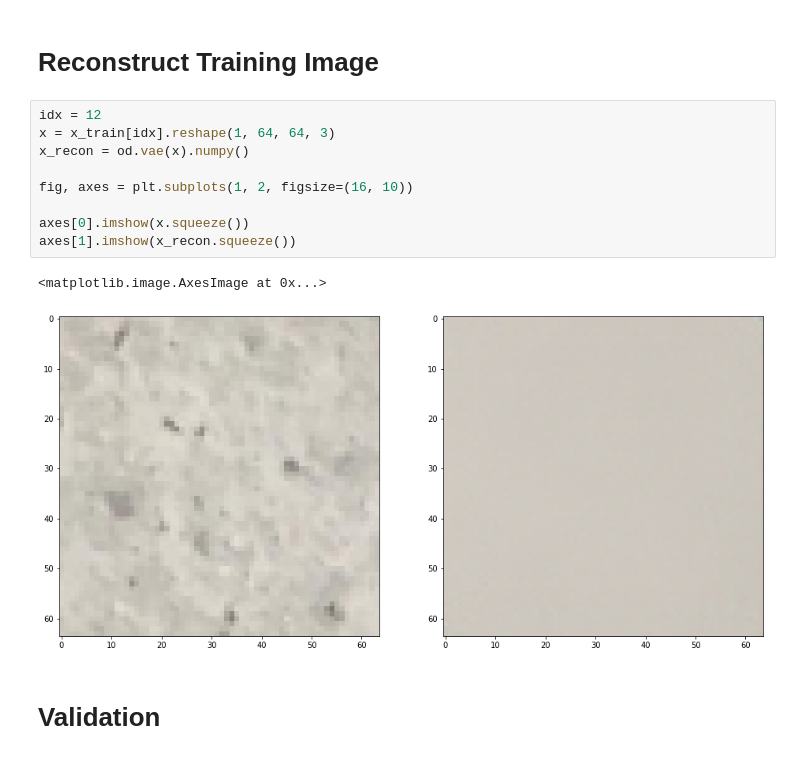
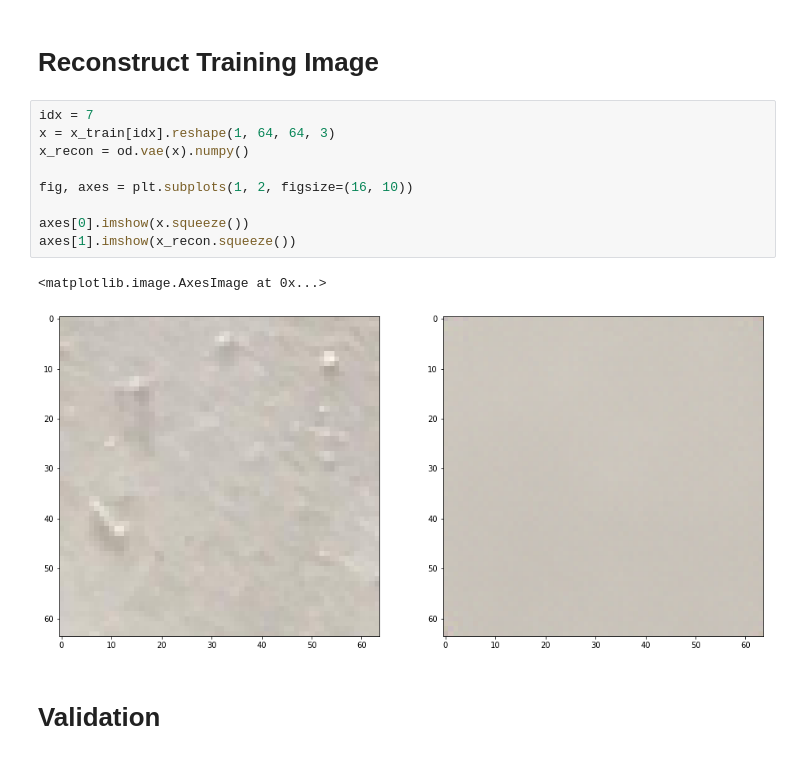
Before and after one commit to khiljaekang/colab, a Jupyter notebook: Surface_Crack_Outlier_Detection.ipynb, the cells around one changed output. Cells and saved outputs as stored; diff of their text form.

```diff
--- a/Surface_Crack_Outlier_Detection.ipynb
+++ b/Surface_Crack_Outlier_Detection.ipynb
@@ -154,17 +145,17 @@ od.fit(
 # %% [markdown]
 # Reconstruct Training Image
 # %%
-idx = 12
+idx = 7
 x = x_train[idx].reshape(1, 64, 64, 3)
 x_recon = od.vae(x).numpy()
 
 fig, axes = plt.subplots(1, 2, figsize=(16, 10))
 
 axes[0].imshow(x.squeeze())
 axes[1].imshow(x_recon.squeeze())
 # %% [output]
 <matplotlib.image.AxesImage at 0x...>
-[figure, old version]
+[figure, new version]
 # %% [markdown]
 # Validation
 # %%
```
Also changed, not shown: parts of 14 cells of this notebook.
